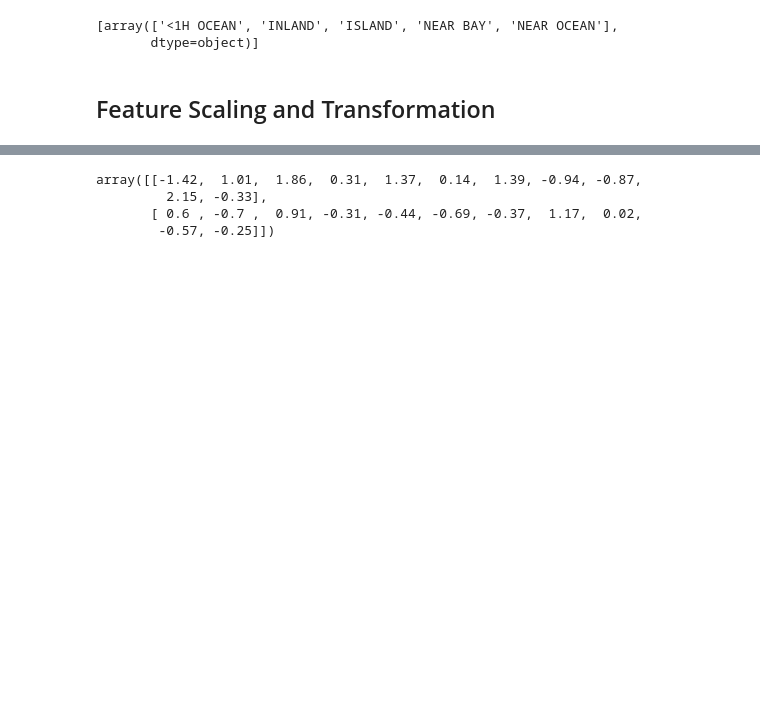
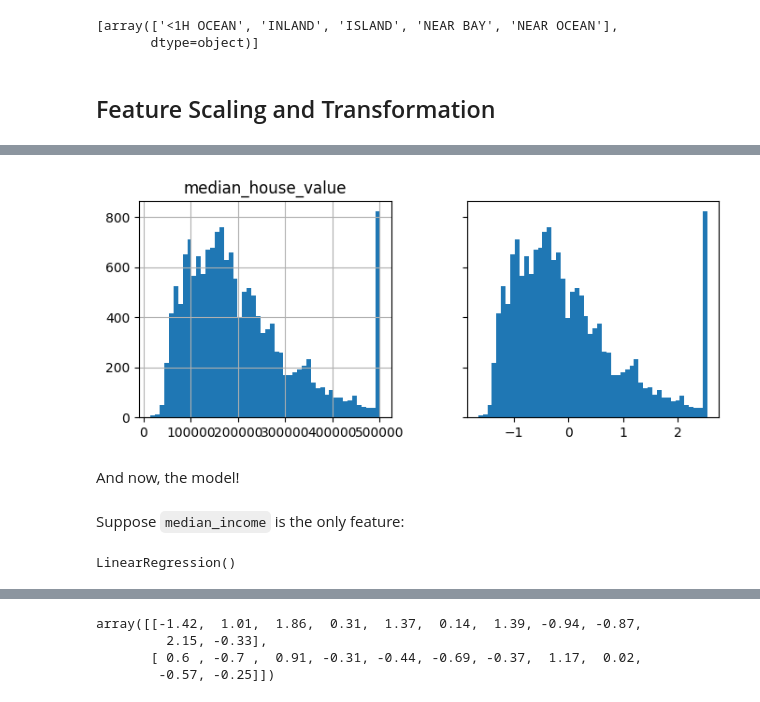
Before and after one commit to malayajac/HowIUnderstandIt_HandsOnML, a Jupyter notebook: ch2_end_to_end.ipynb, the cells around one changed output, grey strips where cells are left out. Drawn from its saved outputs; the diff is of its cells as text; code cells hidden in the pictures; blank space fills up the shorter version.

```diff
--- a/ch2_end_to_end.ipynb
+++ b/ch2_end_to_end.ipynb
@@ -432,0 +476,13 @@ from sklearn.pipeline import Pipeline, make_pipeline
+# %%
+target_scaler = StandardScaler()
+scaled_labels = target_scaler.fit_transform(housing_labels.to_frame())
+# %%
+fig, axs = plt.subplots(1, 2, figsize=(8, 3), sharey=True)
+housing_labels.to_frame().hist(ax=axs[0], bins=50)
+# Scaled median house value:
+axs[1].hist(scaled_labels, bins=50)
+plt.show()
+# %% [output]
+[figure, added]
+# %% [markdown]
+And now, the model!
@@ -432,0 +493,6 @@ from sklearn.pipeline import Pipeline, make_pipeline
+# %% [markdown]
+Suppose `median_income` is the only feature:
+# %%
+model.fit(housing[["median_income"]], scaled_labels)
+# %% [output]
+LinearRegression()
```
Also changed, not shown: parts of 24 cells of this notebook.
